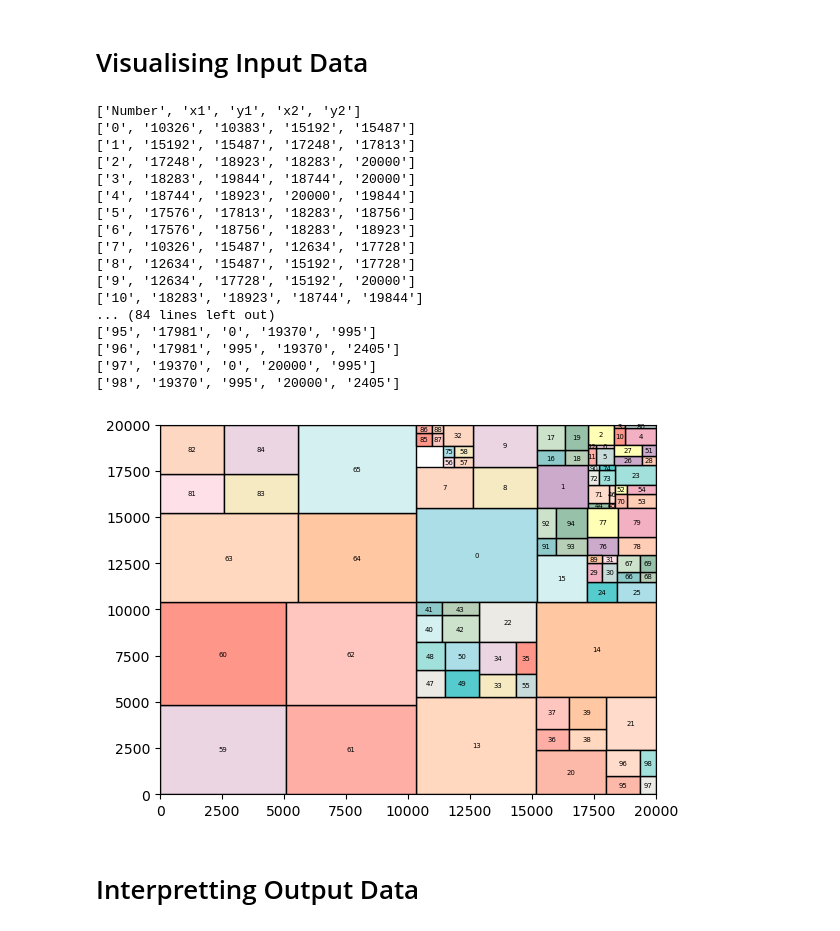
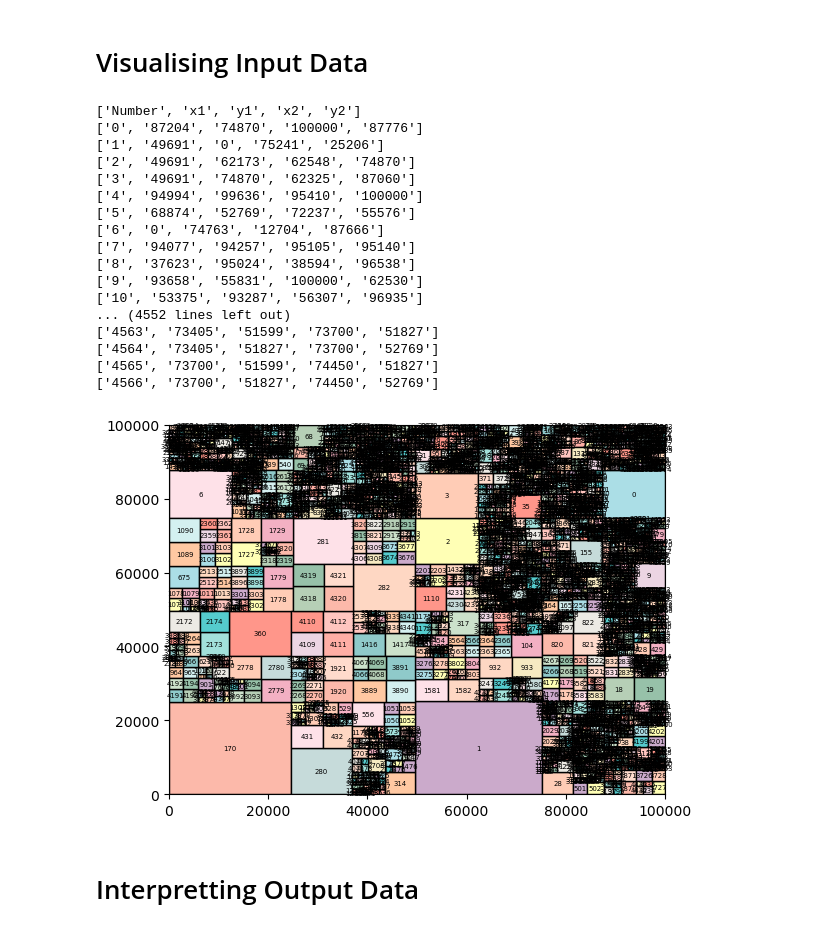
Before and after one commit to AwesomeTevv/Advanced-Analysis-of-Algorithms-Assignment, a Jupyter notebook: VisualiseRectangles.ipynb, the cells around one changed output. Drawn from its saved outputs; the diff is of its cells as text; code cells hidden in the pictures.

```diff
--- a/VisualiseRectangles.ipynb
+++ b/VisualiseRectangles.ipynb
@@ -36,7 +36,7 @@ colors = [
 # %% [markdown]
 # Visualising Input Data
 # %%
-number = '99'
+number = '4567'
 
 in_filename = 'C:/Users/tevle/Desktop/University/Third Year/Advanced Analysis of Algorithms/Advanced-Analysis-of-Algorithms-Assignment/Input/in' + number + '.csv'
 
@@ -59,48 +59,48 @@ for rectangle in rectangles:
     print(rectangle)
 # %% [output]
 ['Number', 'x1', 'y1', 'x2', 'y2']
-['0', '10326', '10383', '15192', '15487']
-['1', '15192', '15487', '17248', '17813']
-['2', '17248', '18923', '18283', '20000']
-['3', '18283', '19844', '18744', '20000']
-['4', '18744', '18923', '20000', '19844']
-['5', '17576', '17813', '18283', '18756']
-['6', '17576', '18756', '18283', '18923']
-['7', '10326', '15487', '12634', '17728']
-['8', '12634', '15487', '15192', '17728']
-['9', '12634', '17728', '15192', '20000']
-['10', '18283', '18923', '18744', '19844']
-... (84 lines left out)
-['95', '17981', '0', '19370', '995']
-['96', '17981', '995', '19370', '2405']
-['97', '19370', '0', '20000', '995']
-['98', '19370', '995', '20000', '2405']
+['0', '87204', '74870', '100000', '87776']
+['1', '49691', '0', '75241', '25206']
+['2', '49691', '62173', '62548', '74870']
+['3', '49691', '74870', '62325', '87060']
+['4', '94994', '99636', '95410', '100000']
+['5', '68874', '52769', '72237', '55576']
+['6', '0', '74763', '12704', '87666']
+['7', '94077', '94257', '95105', '95140']
+['8', '37623', '95024', '38594', '96538']
+['9', '93658', '55831', '100000', '62530']
+['10', '53375', '93287', '56307', '96935']
+... (4552 lines left out)
+['4563', '73405', '51599', '73700', '51827']
+['4564', '73405', '51827', '73700', '52769']
+['4565', '73700', '51599', '74450', '51827']
+['4566', '73700', '51827', '74450', '52769']
 # %%
 fig, ax = plt.subplots()
 
 for i in range(len(rectangles)):
     # color = '#'+random.randbytes(3).hex()
     # color = colors[random.randint(0, len(colors) - 1)]
     color = colors[i % len(colors)]
     r = rectangles[i]
     anchor = (int(r[1]), int(r[2]))
     width = int(r[3]) - int(r[1])
     height = int(r[4]) - int(r[2])
     rectangle = Rectangle(anchor, width, height, fill=True,
                           facecolor=color, edgecolor='#000000')
     ax.add_patch(rectangle)
     rx, ry = rectangle.get_xy()
     cx = rx + rectangle.get_width()/2.0
     cy = ry + rectangle.get_height()/2.0
     ax.annotate(r[0], (cx, cy), color='black',
                 fontsize=5, ha='center', va='center')
 
 # display plot
-ax.set_xlim(left=0, right=20_000)
-ax.set_ylim(bottom=0, top=20_000)
+ax.set_xlim(left=0, right=100_000)
+ax.set_ylim(bottom=0, top=100_000)
 plt.show()
 # %% [output]
-[figure, old version]
+[figure, new version]
 # %% [markdown]
 # Interpretting Output Data
 # %%
```
